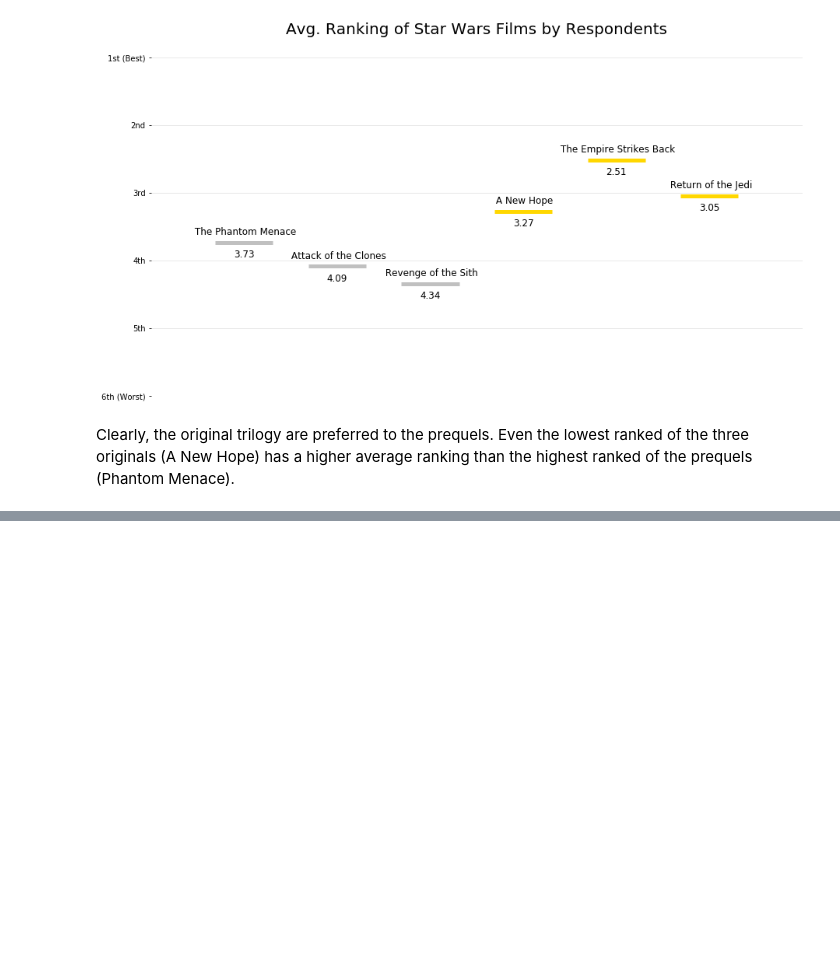
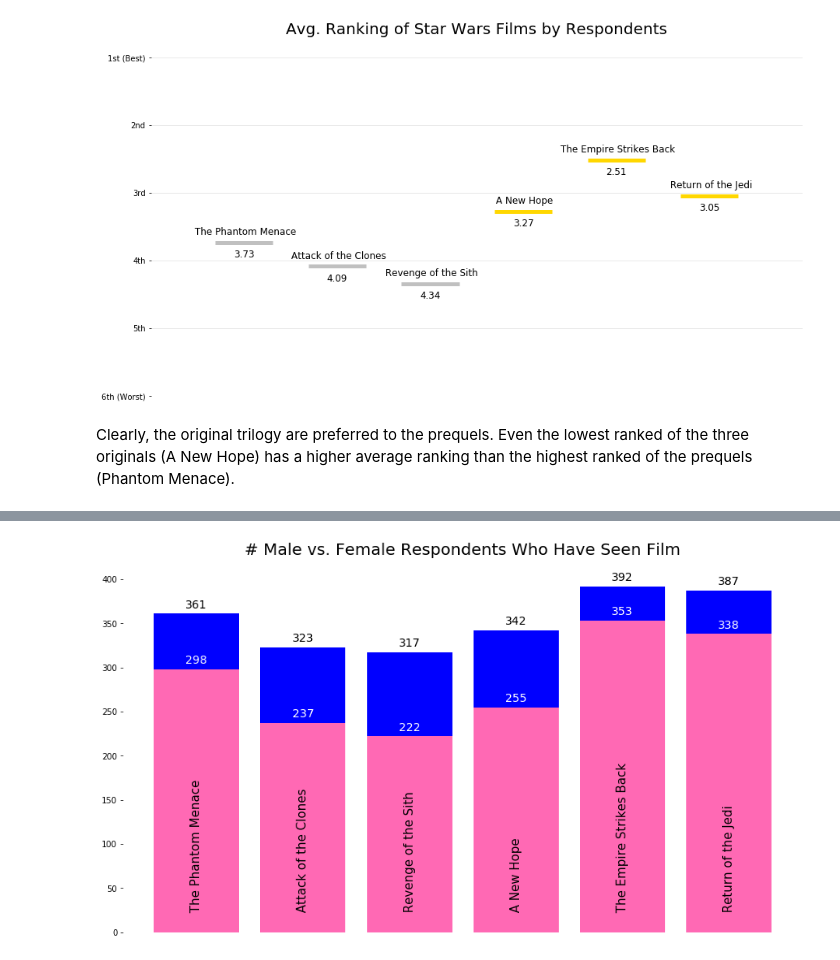
Before and after one commit to annahcasey/dataquest, a Jupyter notebook: data_cleaning_advanced/Star_Wars_Survey.ipynb, the cells around one changed output, grey strips where cells are left out. Drawn from its saved outputs; the diff is of its cells as text; code cells hidden in the pictures; blank space fills up the shorter version.

```diff
--- a/data_cleaning_advanced/Star_Wars_Survey.ipynb
+++ b/data_cleaning_advanced/Star_Wars_Survey.ipynb
@@ -140,0 +173,27 @@ ax.set_ylim((0,800))
+# %%
+f_num_seen = females[females.columns[3:9]].sum()
+m_num_seen = males[males.columns[3:9]].sum()
+# %%
+plt.figure(figsize=(15,8))
+barwidth = .8
+ax = plt.gca()
+plt.bar(film_names, f_num_seen, width= barwidth, color='hotpink', zorder=2)
+plt.bar(film_names, m_num_seen, width= barwidth, color='blue')
+plt.title('# Male vs. Female Respondents Who Have Seen Film', pad=30, size=20)
+for x,y,z in zip(film_names, m_num_seen, f_num_seen):
+    plt.annotate(re.split(r': Episode [IV]+',x)[1], (x,0), ha='center', va='bottom', size=15, rotation=90, c='black', textcoords="offset points", xytext=(0,20))
+    plt.annotate(np.round(y,2), (x,y),textcoords="offset points", xytext=(0,7), ha='center', size=14, c='black')
+    plt.annotate(np.round(z,2), (x,z),textcoords="offset points", xytext=(0,7), ha='center', size=14, c='white')
+ax.spines['top'].set_visible(False)
+ax.spines['right'].set_visible(False)
+ax.spines['bottom'].set_visible(False)
+ax.spines['left'].set_visible(False)
+ax.set_ylim((0,400))
+plt.tick_params(
+    axis='x',
+    which='both',
+    bottom=False,
+    top=False,
+    labelbottom=False)
+# %% [output]
+[figure, added]
```
Also changed, not shown: parts of 4 cells of this notebook.
